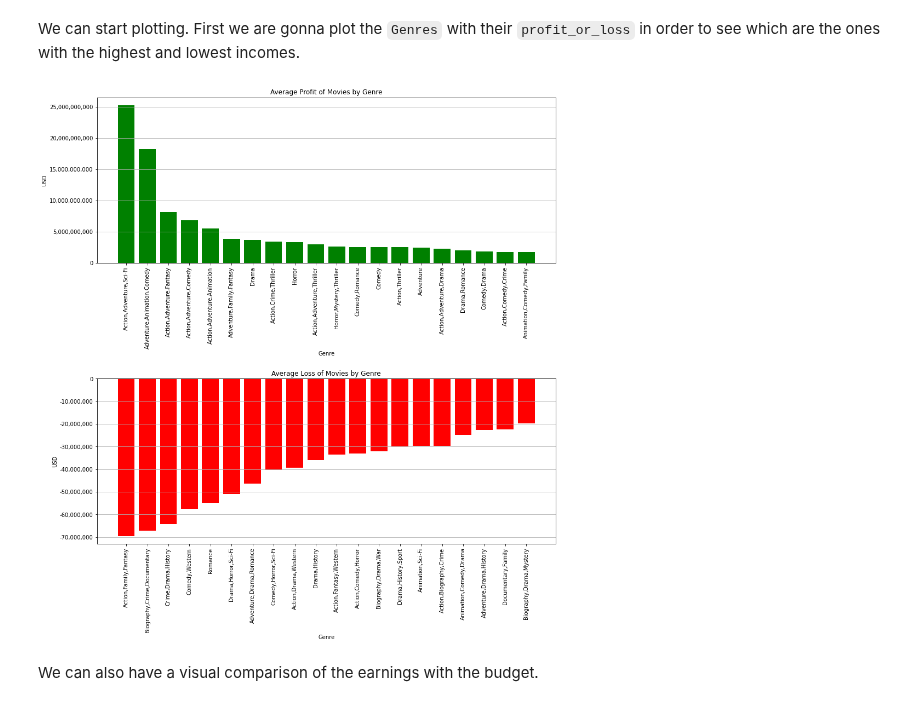
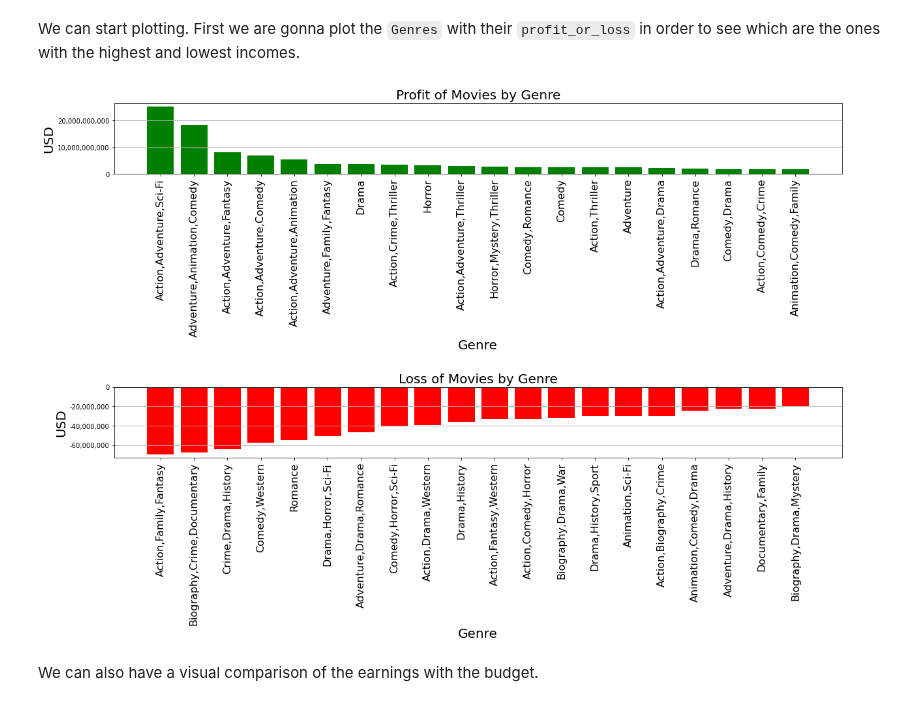
Before and after one commit to QuinnGrigsby/Capstone_Git-ing_it_done_MovieInformation, a Jupyter notebook: Data Understanding.ipynb, the cells around one changed output. Cells and saved outputs as stored; diff of their text form; code cells hidden in the pictures.

Commit message:
Style graphs and define hypotheses

```diff
--- a/Data Understanding.ipynb
+++ b/Data Understanding.ipynb
@@ -447,7 +447,7 @@ genre_gross_bottom.head()
 # %% [markdown]
 We can see, even after cleaning up, that we have ended up with a not very significant result, where when having a big budget, the total gross income is zero, and the genre had no revenue either domesticly or internationally. This surely cannot be a real case, and must have happened something when merging. So we will delete this row and add a new one so we still have the same amount of data.
 # %%
-genre_gross_bottom = genre_gross_grouped.sort_values(by="profit_or_loss").iloc[:21]
+genre_gross_bottom = genre_gross_grouped.sort_values(by="profit_or_loss").iloc[:(20+1)]
 genre_gross_bottom.drop(index=32, inplace=True)
 genre_gross_bottom.head()
 # %% [output]
@@ -459,46 +459,54 @@ genre_gross_bottom.head()
 | 275 | Romance | 81425000.0 | 19480739.0 | 26716649.0 | -54708351.0 | 0.328114 |
 # %% [markdown]
 We can start plotting. First we are gonna plot the `Genres` with their `profit_or_loss` in order to see which are the ones with the highest and lowest incomes.
+# %%
+f1 = 20
+f2 = 10
+hs = 3
+fx = 16
+fy = 16
+ft = 20
 # %%
-fig, (ax1, ax2) = plt.subplots(figsize=(15,15), nrows=2, ncols=1)
+fig, (ax1, ax2) = plt.subplots(figsize=(f1,f2), nrows=2, ncols=1)
 
 ax1.bar(genre_gross_top.Genres, genre_gross_top.profit_or_loss, color="g")
 
-ax1.set_title("Average Profit of Movies by Genre")
+ax1.set_title("Profit of Movies by Genre", fontdict={"fontsize":ft})
 
 plt.draw()
 ax1.set_xticks(ax1.get_xticks())
-ax1.set_xticklabels(ax1.get_xticklabels(), rotation=90)
+ax1.set_xticklabels(ax1.get_xticklabels(), rotation=90, fontdict={"fontsize":fx})
+
 ax1.ticklabel_format(style="plain", axis="y")
 ax1.get_yaxis().set_major_formatter(
     matplotlib.ticker.FuncFormatter(lambda x, p: format(int(x), ',')))
 
-ax1.set_xlabel("Genre")
-ax1.set_ylabel("USD")
+ax1.set_xlabel("Genre", fontdict={"fontsize":ft})
+ax1.set_ylabel("USD", fontdict={"fontsize":ft})
 ax1.grid(axis="y")
 
 #######
 
 ax2.bar(genre_gross_bottom.Genres, genre_gross_bottom.profit_or_loss, color="r")
-ax2.set_title("Average Loss of Movies by Genre")
+ax2.set_title("Loss of Movies by Genre", fontdict={"fontsize":ft})
 
 plt.draw()
 ax2.set_xticks(ax2.get_xticks())
-ax2.set_xticklabels(ax2.get_xticklabels(), rotation=90)
+ax2.set_xticklabels(ax2.get_xticklabels(), rotation=90, fontdict={"fontsize":fx})
 ax2.ticklabel_format(style="plain", axis="y")
 ax2.get_yaxis().set_major_formatter(
     matplotlib.ticker.FuncFormatter(lambda x, p: format(int(x), ',')))
 
-ax2.set_xlabel("Genre")
-ax2.set_ylabel("USD")
+ax2.set_xlabel("Genre", fontdict={"fontsize":ft})
+ax2.set_ylabel("USD", fontdict={"fontsize":ft})
 ax2.grid(axis="y")
 
 #######
 
-plt.subplots_adjust(hspace=0.7)
+plt.subplots_adjust(hspace=hs)
 plt.show()
 # %% [output]
-[figure, old version]
+[figure, new version]
 # %% [markdown]
 We can also have a visual comparison of the earnings with the budget.
 # %%
```
Also changed, not shown: parts of 16 cells of this notebook.
